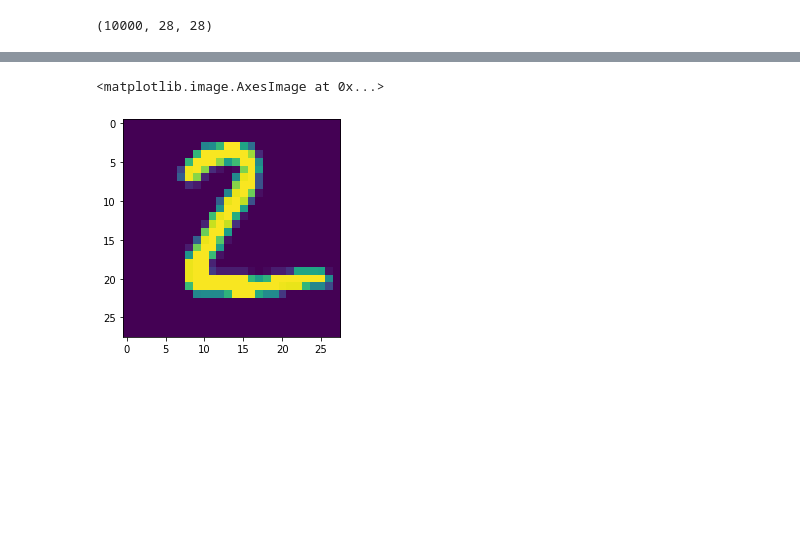
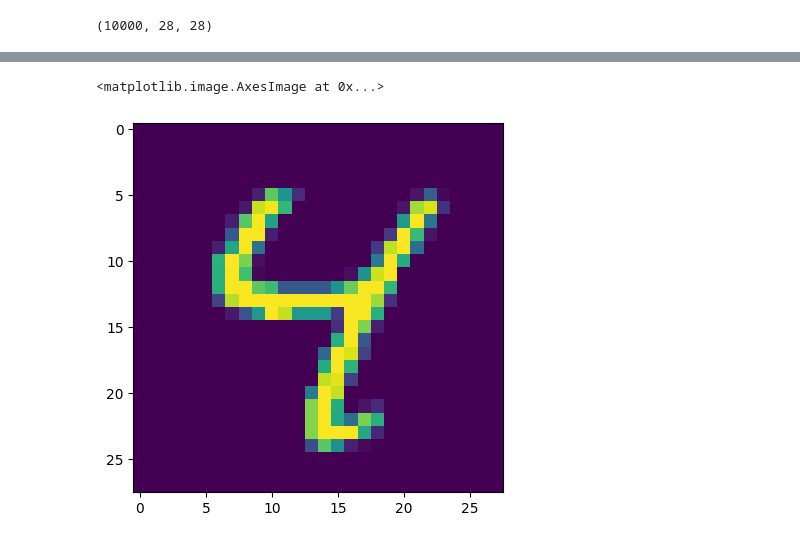
Before and after one commit to Komu12ee/deep-learning-, a Jupyter notebook: Copy of mnist-classification.ipynb, the cells around one changed output, grey strips where cells are left out. Drawn from its saved outputs; the diff is of its cells as text; code cells hidden in the pictures; blank space fills up the shorter version.

```diff
--- a/Copy of mnist-classification.ipynb
+++ b/Copy of mnist-classification.ipynb
@@ -115,6 +113,6 @@ plt.plot(history.history['val_accuracy'])
 # %%
-plt.imshow(X_test[1])
+plt.imshow(X_test[6])
 # %% [output]
 <matplotlib.image.AxesImage at 0x...>
-[figure, old version]
+[figure, new version]
 # %%
```
Also changed, not shown: parts of 10 cells of this notebook, 12 other files.
